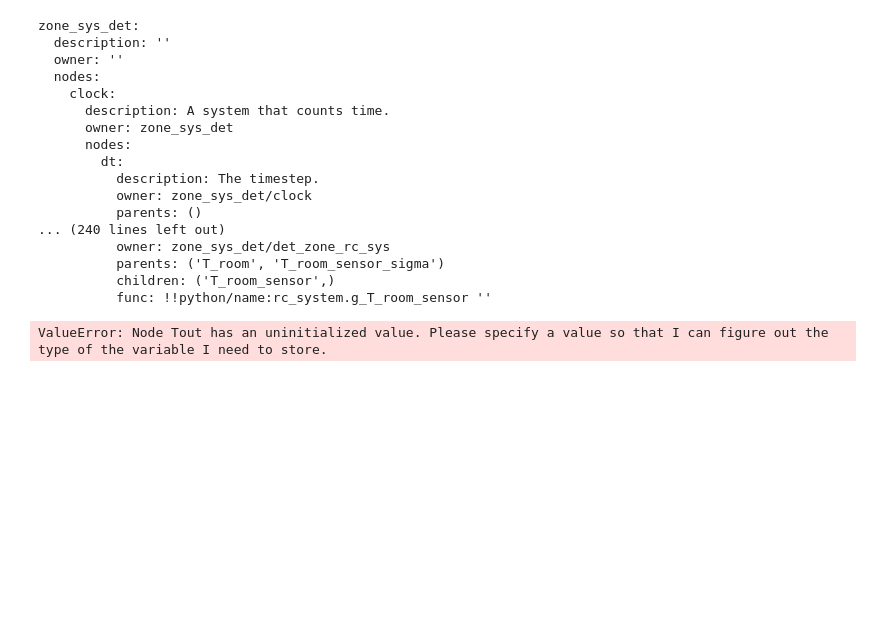
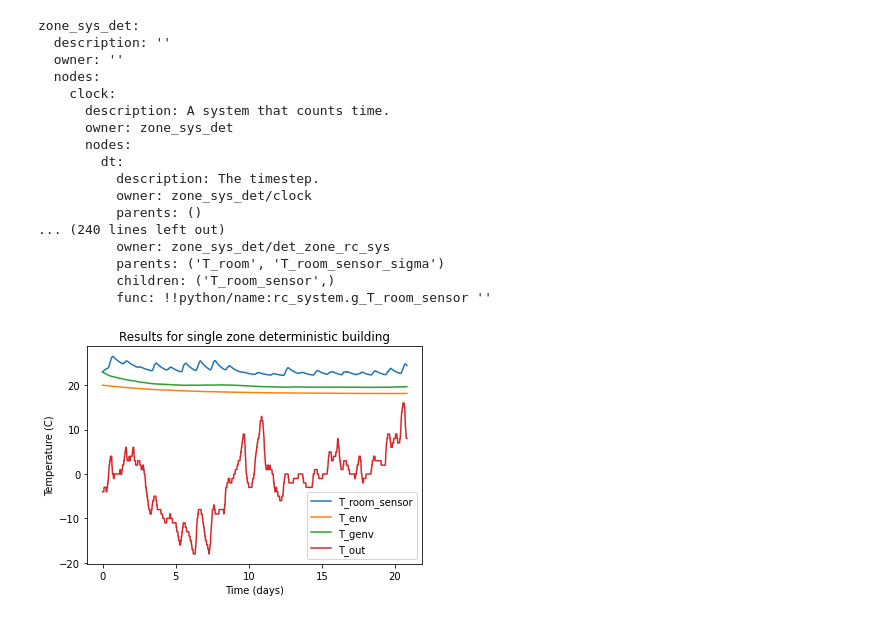
Before and after one commit to sjdyke-reth-institute/cdcm_execution, a Jupyter notebook: examples/test_make_rc_of_cdcm.ipynb, the cells around one changed output. Drawn from its saved outputs; the diff is of its cells as text; code cells hidden in the pictures; blank space fills up the shorter version.

Commit message:
test_make_rc_of_cdcm is functional now

```diff
--- a/examples/test_make_rc_of_cdcm.ipynb
+++ b/examples/test_make_rc_of_cdcm.ipynb
@@ -143,44 +127,44 @@ file_name = "test_make_rc_of_cdcm_det.h5"
 if os.path.exists(file_name):
         os.remove(file_name)
 
-test_saver_det = SimulationSaver(file_name,
+for i in range(max_steps):
+    zone_sys_det.forward()
+    if i == 0:
+        test_saver_det = SimulationSaver(file_name,
                             zone_sys_det,
                             max_steps=max_steps
-)
-
-for i in range(max_steps):
-    zone_sys_det.forward()
+        )
     test_saver_det.save()
     zone_sys_det.transition()
-# %% [output]
-ValueError: Node Tout has an uninitialized value. Please specify a value so that I can figure out the type of the variable I need to store.
 # %%
 ## ------- Visualizing the results -------- ##
 T_room_sensor = (
     test_saver_det.file_handler[
         "/zone_sys_det/det_zone_rc_sys/T_room_sensor"
     ][:]
 )
 T_env = (
     test_saver_det.file_handler["/zone_sys_det/det_zone_rc_sys/T_env"][:]
 )
 T_genv = (
     test_saver_det.file_handler["/zone_sys_det/det_zone_rc_sys/T_genv"][:]
 )
 T_out = (
-    test_saver_det.file_handler["/zone_sys_det/weather_sys/Tout"][:]
+    test_saver_det.file_handler["/zone_sys_det/weather_system/Tout"][:]
 )
 
 time = np.arange(max_steps) * 0.5/24
 plt.plot(time, T_room_sensor, label='T_room_sensor')
 plt.plot(time, T_env, label='T_env')
 plt.plot(time, T_genv, label='T_genv')
 plt.plot(time, T_out, label='T_out')
 plt.ylabel('Temperature (C)')
 plt.xlabel('Time (days)')
 plt.title('Results for single zone deterministic building')
 plt.legend()
 plt.show()
+# %% [output]
+[figure, added]
 # %%
 # ---------- RC System of a random zone -----------------#
 """
```
Also changed, not shown: parts of 5 cells of this notebook, 1 other file.
